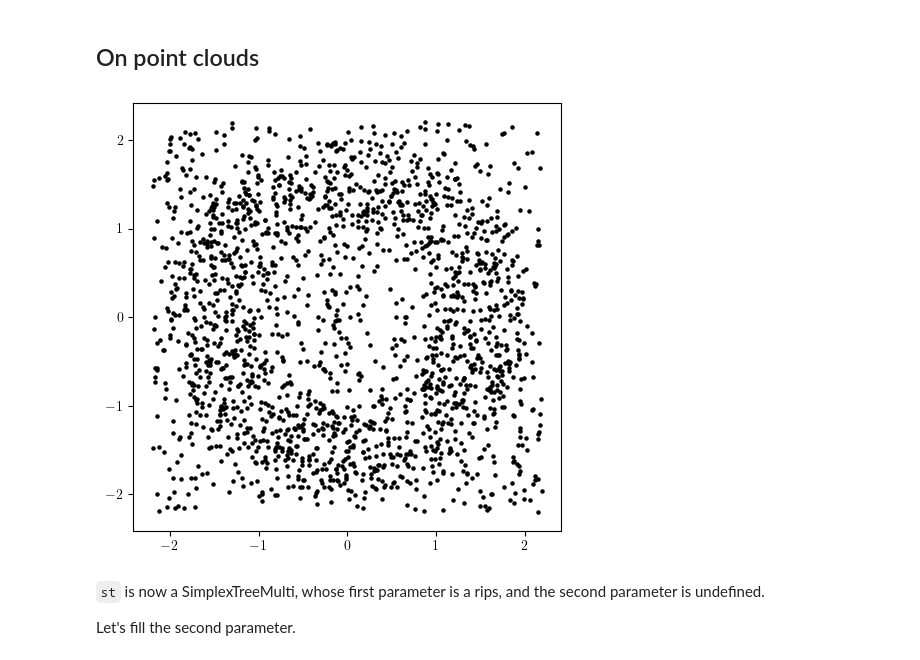
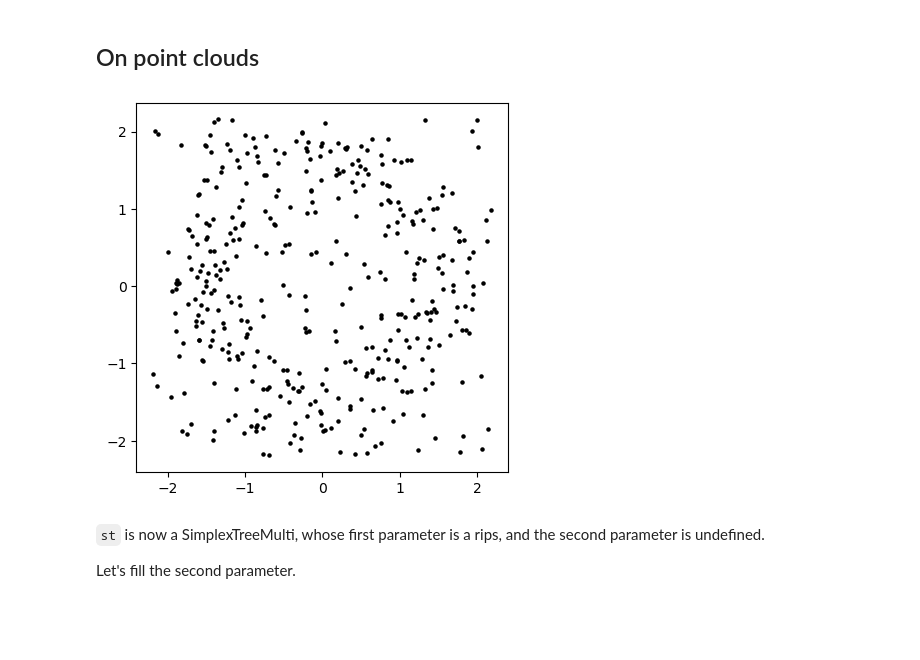
Before and after one commit to DavidLapous/multipers, a Jupyter notebook: docs/notebooks/simplex_tree_by_hand.ipynb, the cells around one changed output. Saved outputs shown, nothing was run; the diff lists cells and outputs as text; code cells hidden in the pictures; blank space fills up the shorter version.

```diff
--- a/docs/notebooks/simplex_tree_by_hand.ipynb
+++ b/docs/notebooks/simplex_tree_by_hand.ipynb
@@ -39,6 +39,7 @@ Almost all methods of gudhi simplextree should work ootb on simplextreemultis, a
 
 Furthermore, some methods are removed, e.g., persistence, and are replaced by other topological invariants. For instance interval approximations, provided by `MMA` (wich comes itself with its own `PyModule` structure), or signed measures derived from the dimension vector of the module or the Euler characteristic.
 # %%
+mp.plots.HAS_SHAPELY=False
 mma_pymodule = mp.module_approximation(st)
 mma_pymodule.plot(degree=0, box=[[0,0],[2,2]])
 mma_pymodule[0].get_birth_list(), mma_pymodule[0].get_death_list() ## The coordinates of the red shape
@@ -75,14 +78,14 @@ mp.signed_measure(st)
 # %%
 # Dataset
 from multipers.data import noisy_annulus
-X = noisy_annulus(n1=1000, n2=1000) # 1000 points on the annulus, 500 points on the square.
+X = noisy_annulus(n1=200, n2=200) # 1000 points on the annulus, 500 points on the square.
 plt.scatter(X[:,0], X[:,1], s=5, c='k');plt.gca().set_aspect(1);
 # Gudhi SimplexTree
 st = gd.RipsComplex(points=X, sparse=.2).create_simplex_tree()
 # SimplexTreeMulti, with 2 parameters
 st = mp.SimplexTreeMulti(st, num_parameters=2)
 # %% [output]
-[figure, old version]
+[figure, new version]
 # %% [markdown]
 `st` is now a SimplexTreeMulti, whose first parameter is a rips, and the second parameter is undefined.
 
```
Also changed, not shown: parts of 17 cells of this notebook.
